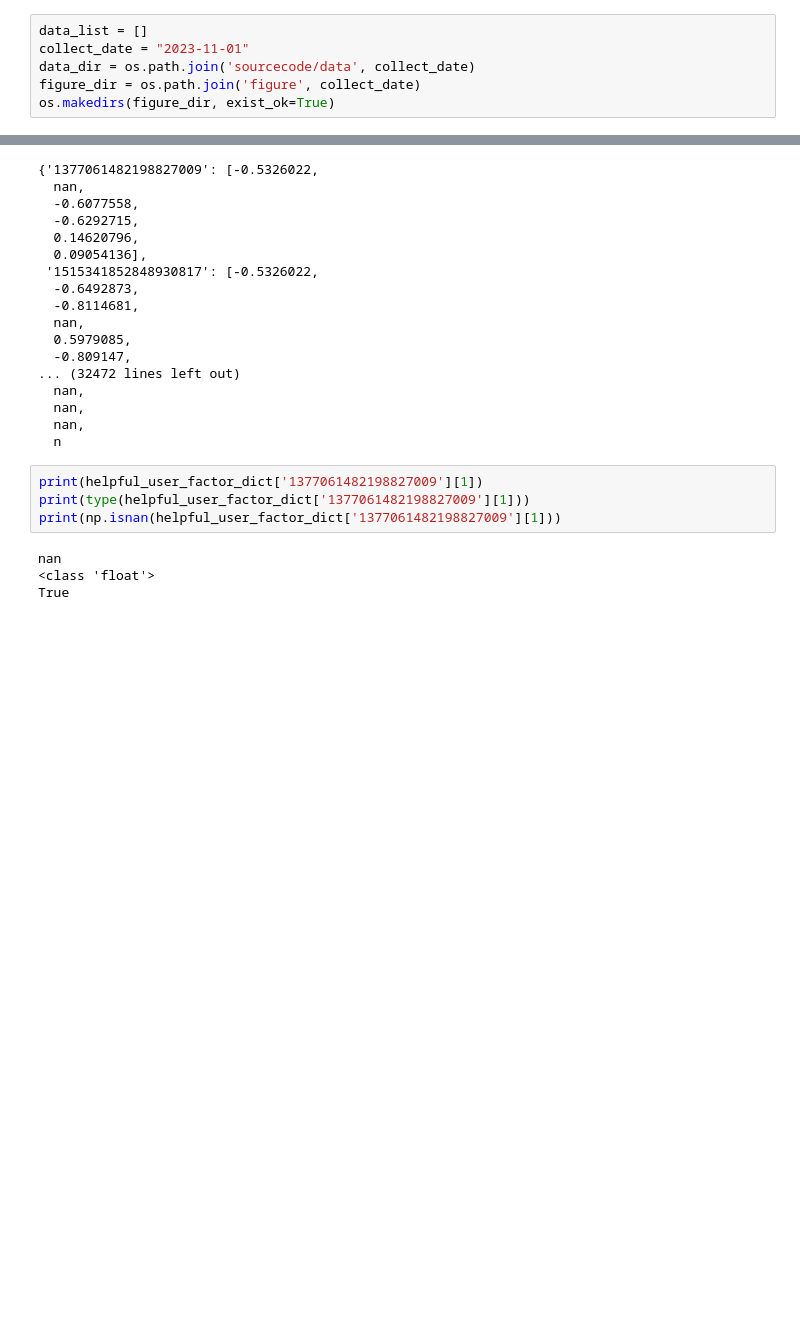
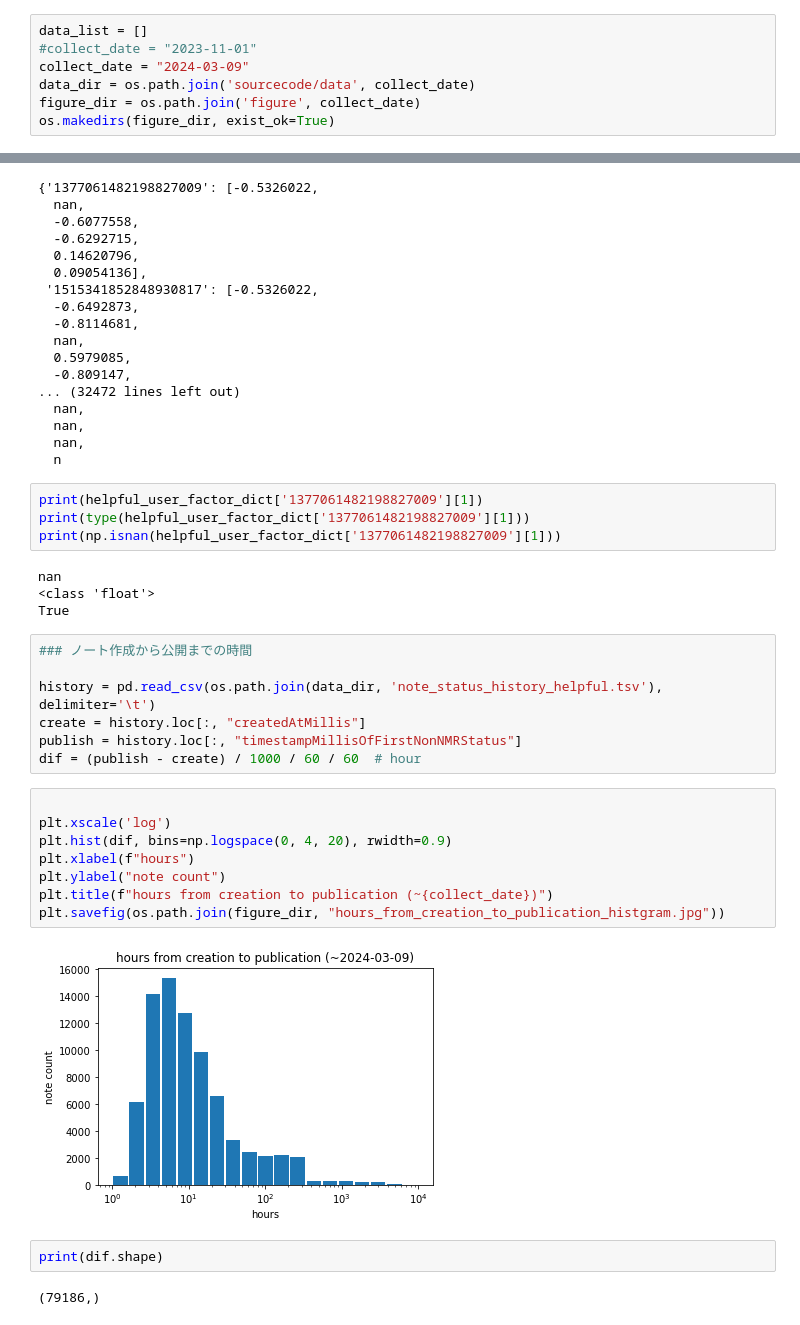
Before and after one commit to SnoozingJellyfish/communitynotes, a Jupyter notebook: note_analysis.ipynb, the cells around one changed output, grey strips where cells are left out. Saved outputs shown, nothing was run; the diff lists cells and outputs as text; blank space fills up the shorter version.

```diff
--- a/note_analysis.ipynb
+++ b/note_analysis.ipynb
@@ -7,7 +7,8 @@ import numpy as np
 import matplotlib.pyplot as plt
 # %%
 data_list = []
-collect_date = "2023-11-01"
+#collect_date = "2023-11-01"
+collect_date = "2024-03-09"
 data_dir = os.path.join('sourcecode/data', collect_date)
 figure_dir = os.path.join('figure', collect_date)
 os.makedirs(figure_dir, exist_ok=True)
@@ -395,3 +396,24 @@ print(np.isnan(helpful_user_factor_dict['1377061482198827009'][1]))
 nan
 <class 'float'>
 True
+# %%
+### ノート作成から公開までの時間
+
+history = pd.read_csv(os.path.join(data_dir, 'note_status_history_helpful.tsv'), delimiter='\t')
+create = history.loc[:, "createdAtMillis"]
+publish = history.loc[:, "timestampMillisOfFirstNonNMRStatus"]
+dif = (publish - create) / 1000 / 60 / 60  # hour
+# %%
+
+plt.xscale('log')
+plt.hist(dif, bins=np.logspace(0, 4, 20), rwidth=0.9)
+plt.xlabel(f"hours")
+plt.ylabel("note count")
+plt.title(f"hours from creation to publication (~{collect_date})")
+plt.savefig(os.path.join(figure_dir, "hours_from_creation_to_publication_histgram.jpg"))
+# %% [output]
+[figure, added]
+# %%
+print(dif.shape)
+# %% [output]
+(79186,)
```
Also changed, not shown: parts of 8 cells of this notebook.
